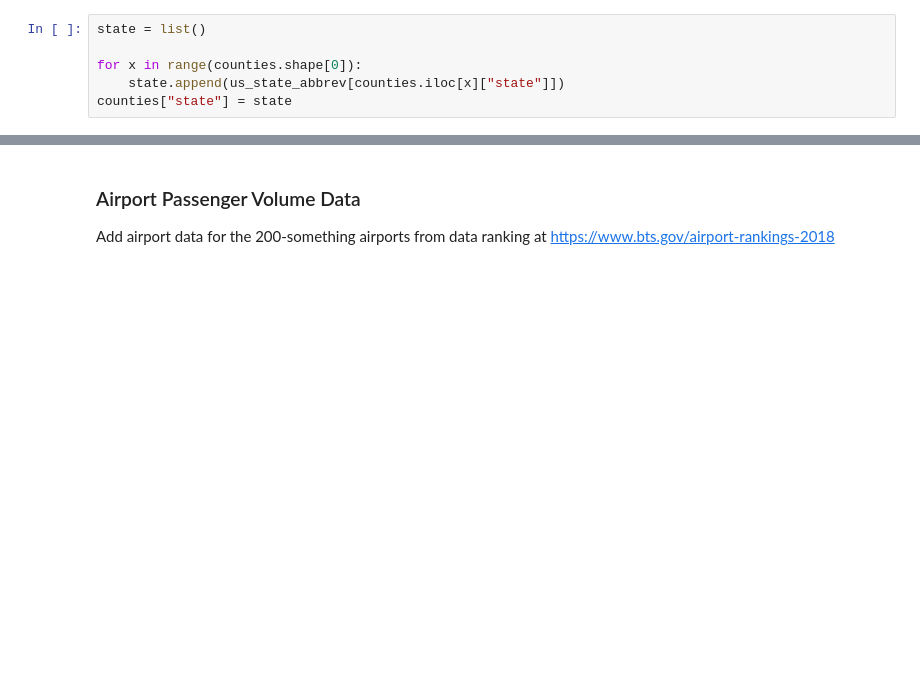
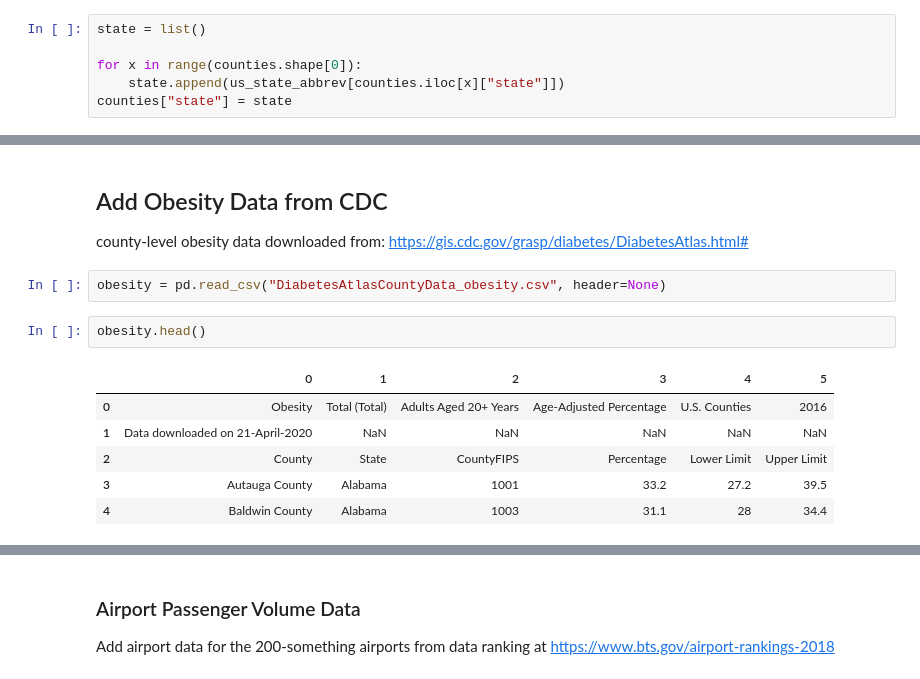
Before and after one commit to aejurgensen/Covid-19, a Jupyter notebook: data/demographic_data.ipynb, the cells around one changed output, grey strips where cells are left out. Drawn from its saved outputs; the diff is of its cells as text; blank space fills up the shorter version.

```diff
--- a/data/demographic_data.ipynb
+++ b/data/demographic_data.ipynb
@@ -334,3 +333,19 @@ counties[(counties.county == "New York County") | (counties.county == "Alameda C
 |  | household_size | empl_agriculture | empl_professional | empl_social | empl_services | empl_manufacturing | ... |
 | Alameda County, California: Summa... | 2.84 | 4405 | 180270 | 192425 | 72367 | 86012 | ... |
 | New York County, New York: Summar... | 2.08 | 1113 | 195150 | 209196 | 93400 | 22918 | ... |
+# %% [markdown]
+## Add Obesity Data from CDC
+
+
+county-level obesity data downloaded from: https://gis.cdc.gov/grasp/diabetes/DiabetesAtlas.html#
+# %%
+obesity = pd.read_csv("DiabetesAtlasCountyData_obesity.csv", header=None)
+# %%
+obesity.head()
+# %% [output]
+|  | 0 | 1 | 2 | 3 | 4 | 5 |
+| 0 | Obesity | Total (Total) | Adults Aged 20+ Years | Age-Adjusted Percentage | U.S. Counties | 2016 |
+| 1 | Data downloaded on 21-April-2020 | NaN | NaN | NaN | NaN | NaN |
+| 2 | County | State | CountyFIPS | Percentage | Lower Limit | Upper Limit |
+| 3 | Autauga County | Alabama | 1001 | 33.2 | 27.2 | 39.5 |
+| 4 | Baldwin County | Alabama | 1003 | 31.1 | 28 | 34.4 |
```
Also changed, not shown: parts of 29 cells of this notebook, 3 other files.
